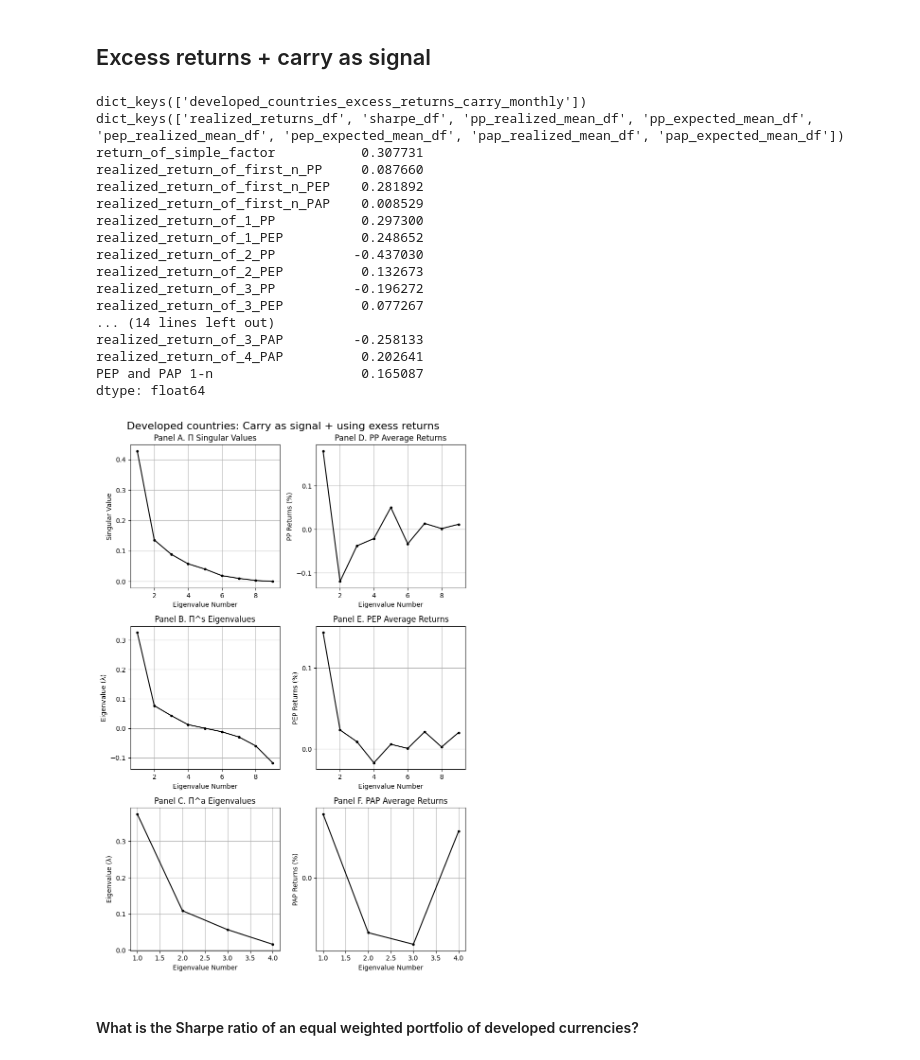
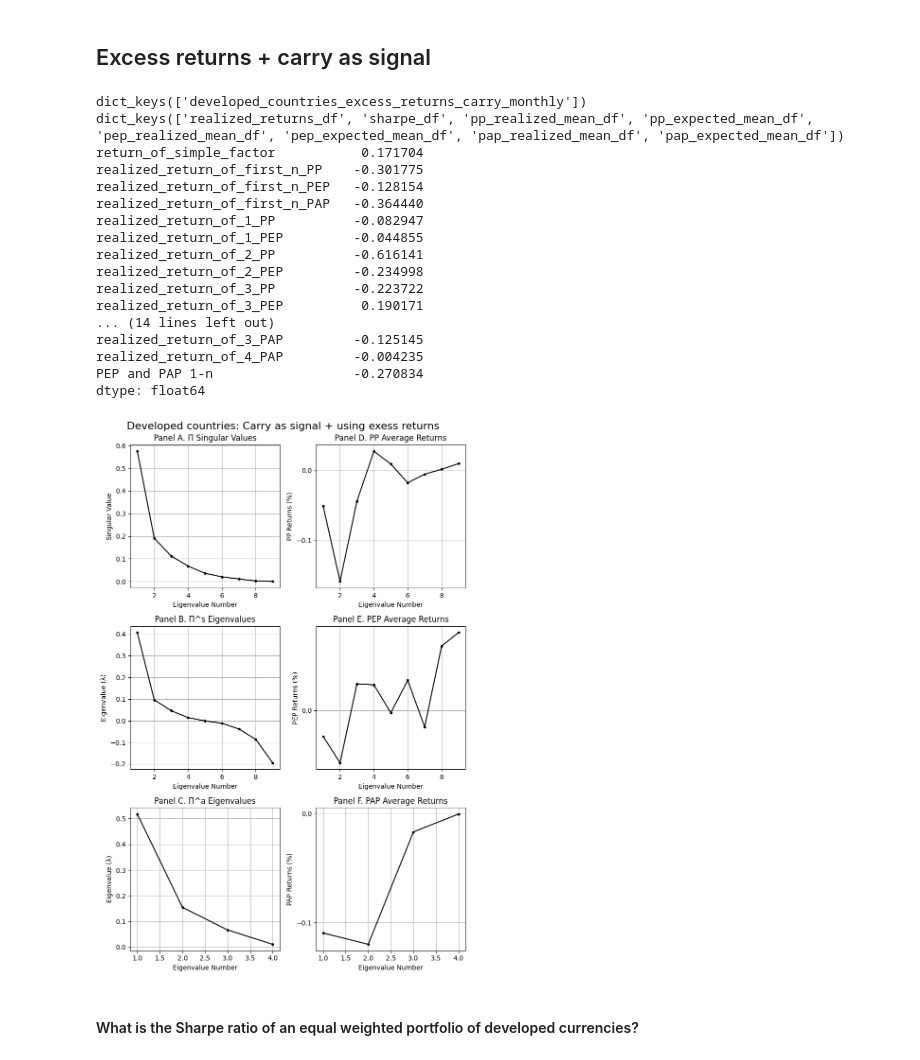
Before and after one commit to aminizadyar/Principal-Portfolios, a Jupyter notebook: PP_monthly_equity_FX.ipynb, the cells around one changed output. Saved outputs shown, nothing was run; the diff lists cells and outputs as text; code cells hidden in the pictures.

```diff
--- a/PP_monthly_equity_FX.ipynb
+++ b/PP_monthly_equity_FX.ipynb
@@ -82,53 +82,53 @@ dtype: float64
 # %% [markdown]
 ## Excess returns + carry as signal
 # %%
-starting_year_to_filter = 1998
+starting_year_to_filter = 1997
 end_year_to_filter = 2024
-number_of_lookback_periods = 120
+number_of_lookback_periods = 60
 number_of_PPs_to_consider = 2
 number_of_PEPs_to_consider = 2
 number_of_PAPs_to_consider = 2
 output_dict_carry = {}
 
 developed_countries_excess_return_monthly = pp.calculate_log_FX_excess_returns(developed_countries_spot_monthly,developed_countries_futures_monthly)
 # using past month's momentum as the signal
 signal_df = pp.calculate_fx_carry_signal(developed_countries_spot_monthly,developed_countries_futures_monthly)
 portfolios_key = "developed_countries_excess_returns_carry_monthly"
 output_dict_carry[portfolios_key] = pp.build_PP(developed_countries_excess_return_monthly,signal_df,
                                                                    number_of_lookback_periods,starting_year_to_filter,end_year_to_filter,
                                                                    factor_data_monthly=None, number_of_PPs_to_consider=number_of_PPs_to_consider,
                                                                    number_of_PEPs_to_consider=number_of_PEPs_to_consider,
                                                                    number_of_PAPs_to_consider= number_of_PAPs_to_consider)
 
 # I calculate the results for all datasets. the results are stored in this dictionay.
 print(output_dict_carry.keys())
 '''
 Every value of this dictionary is itself another dictionary.
 For instance the key 'sharpe_df' can be used to access the sharp values of this set of results.
 '''
 print(output_dict_carry[portfolios_key].keys())
 print(output_dict_carry[portfolios_key]["sharpe_df"])
 
 number_of_portfolios = developed_countries_excess_return_monthly.shape[1]
 title = 'Developed countries: Carry as signal + using exess returns'
 
 pp.singular_values_vs_realized_returns_graph(output_dict_carry, portfolios_key, number_of_portfolios, title)
 # %% [output]
 dict_keys(['developed_countries_excess_returns_carry_monthly'])
 dict_keys(['realized_returns_df', 'sharpe_df', 'pp_realized_mean_df', 'pp_expected_mean_df', 'pep_realized_mean_df', 'pep_expected_mean_df', 'pap_realized_mean_df', 'pap_expected_mean_df'])
-return_of_simple_factor           0.307731
-realized_return_of_first_n_PP     0.087660
-realized_return_of_first_n_PEP    0.281892
-realized_return_of_first_n_PAP    0.008529
-realized_return_of_1_PP           0.297300
-realized_return_of_1_PEP          0.248652
-realized_return_of_2_PP          -0.437030
-realized_return_of_2_PEP          0.132673
-realized_return_of_3_PP          -0.196272
-realized_return_of_3_PEP          0.077267
+return_of_simple_factor           0.171704
+realized_return_of_first_n_PP    -0.301775
+realized_return_of_first_n_PEP   -0.128154
+realized_return_of_first_n_PAP   -0.364440
+realized_return_of_1_PP          -0.082947
+realized_return_of_1_PEP         -0.044855
+realized_return_of_2_PP          -0.616141
+realized_return_of_2_PEP         -0.234998
+realized_return_of_3_PP          -0.223722
+realized_return_of_3_PEP          0.190171
 ... (14 lines left out)
-realized_return_of_3_PAP         -0.258133
-realized_return_of_4_PAP          0.202641
-PEP and PAP 1-n                   0.165087
+realized_return_of_3_PAP         -0.125145
+realized_return_of_4_PAP         -0.004235
+PEP and PAP 1-n                  -0.270834
 dtype: float64
-[figure, old version]
+[figure, new version]
```
Also changed, not shown: parts of 2 cells of this notebook.
